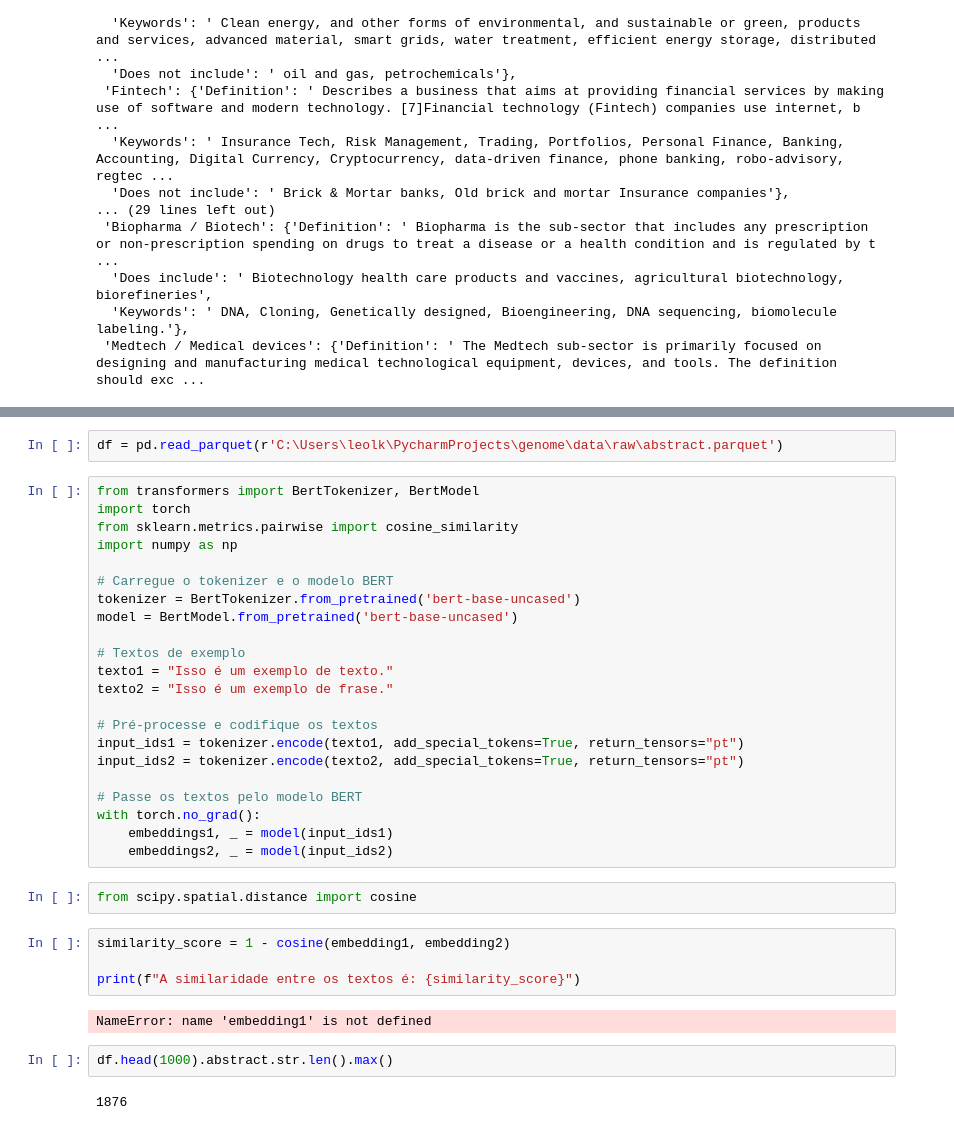
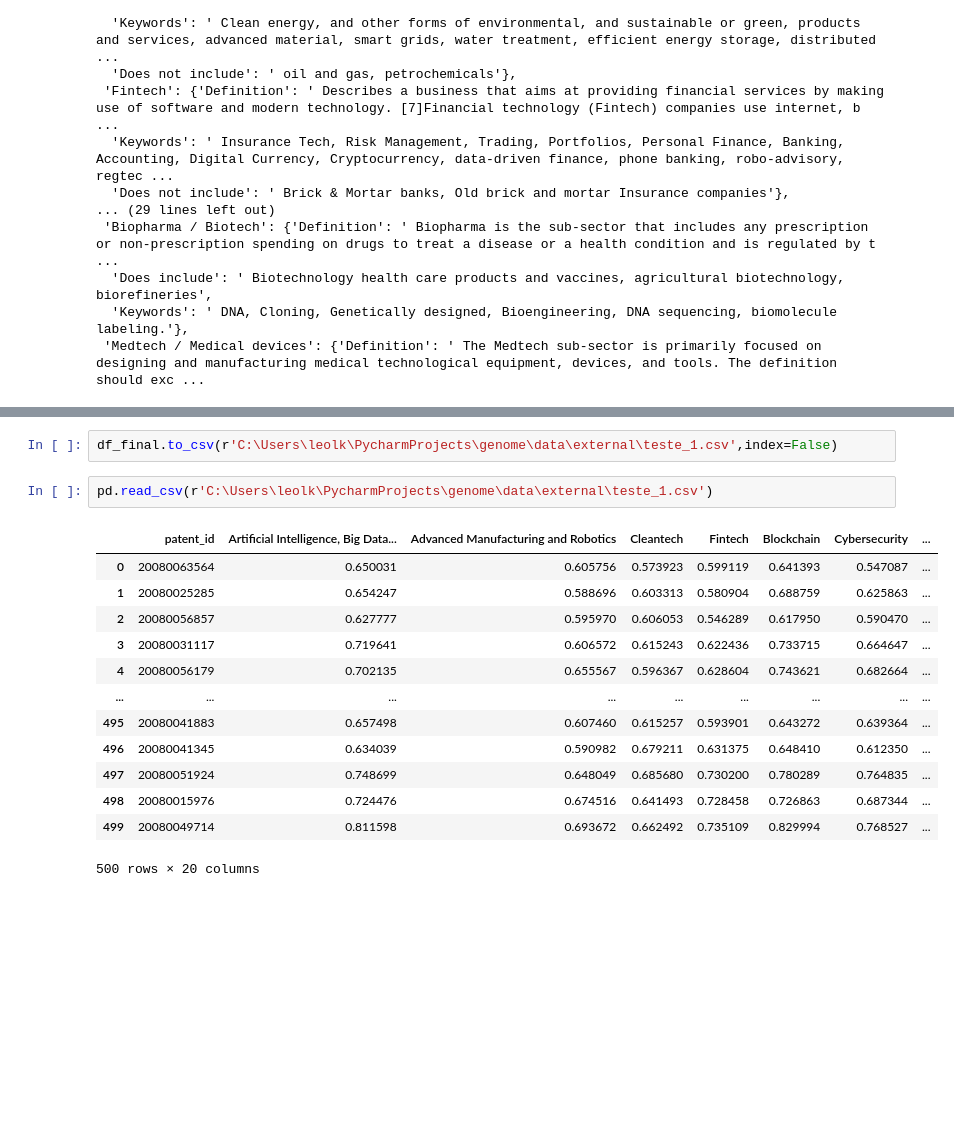
Before and after one commit to tseronni/genome, a Jupyter notebook: notebooks/02_modeling.ipynb, the cells around one changed output, grey strips where cells are left out. Saved outputs shown, nothing was run; the diff lists cells and outputs as text; blank space fills up the shorter version.

Commit message:
Envio do primeiro teste de BERT '

```diff
--- a/notebooks/02_modeling.ipynb
+++ b/notebooks/02_modeling.ipynb
@@ -36,36 +202,18 @@ import textract
+# %%
+df_final.to_csv(r'C:\Users\leolk\PycharmProjects\genome\data\external\teste_1.csv',index=False)
 # %%
-df = pd.read_parquet(r'C:\Users\leolk\PycharmProjects\genome\data\raw\abstract.parquet')
+pd.read_csv(r'C:\Users\leolk\PycharmProjects\genome\data\external\teste_1.csv')
+# %% [output]
+|  | patent_id | Artificial Intelligence, Big Data... | Advanced Manufacturing and Robotics | Cleantech | Fintech | Blockchain | Cybersecurity | ... |
+| 0 | 20080063564 | 0.650031 | 0.605756 | 0.573923 | 0.599119 | 0.641393 | 0.547087 | ... |
+| 1 | 20080025285 | 0.654247 | 0.588696 | 0.603313 | 0.580904 | 0.688759 | 0.625863 | ... |
+| 2 | 20080056857 | 0.627777 | 0.595970 | 0.606053 | 0.546289 | 0.617950 | 0.590470 | ... |
+| 3 | 20080031117 | 0.719641 | 0.606572 | 0.615243 | 0.622436 | 0.733715 | 0.664647 | ... |
+| 4 | 20080056179 | 0.702135 | 0.655567 | 0.596367 | 0.628604 | 0.743621 | 0.682664 | ... |
+| ... | ... | ... | ... | ... | ... | ... | ... | ... |
+| 495 | 20080041883 | 0.657498 | 0.607460 | 0.615257 | 0.593901 | 0.643272 | 0.639364 | ... |
+| 496 | 20080041345 | 0.634039 | 0.590982 | 0.679211 | 0.631375 | 0.648410 | 0.612350 | ... |
+| 497 | 20080051924 | 0.748699 | 0.648049 | 0.685680 | 0.730200 | 0.780289 | 0.764835 | ... |
+| 498 | 20080015976 | 0.724476 | 0.674516 | 0.641493 | 0.728458 | 0.726863 | 0.687344 | ... |
+| 499 | 20080049714 | 0.811598 | 0.693672 | 0.662492 | 0.735109 | 0.829994 | 0.768527 | ... |
+500 rows × 20 columns
-# %%
-from transformers import BertTokenizer, BertModel
-import torch
-from sklearn.metrics.pairwise import cosine_similarity
-import numpy as np
-
-# Carregue o tokenizer e o modelo BERT
-tokenizer = BertTokenizer.from_pretrained('bert-base-uncased')
-model = BertModel.from_pretrained('bert-base-uncased')
-
-# Textos de exemplo
-texto1 = "Isso é um exemplo de texto."
-texto2 = "Isso é um exemplo de frase."
-
-# Pré-processe e codifique os textos
-input_ids1 = tokenizer.encode(texto1, add_special_tokens=True, return_tensors="pt")
-input_ids2 = tokenizer.encode(texto2, add_special_tokens=True, return_tensors="pt")
-
-# Passe os textos pelo modelo BERT
-with torch.no_grad():
-    embeddings1, _ = model(input_ids1)
-    embeddings2, _ = model(input_ids2)
-# %%
-from scipy.spatial.distance import cosine
-# %%
-similarity_score = 1 - cosine(embedding1, embedding2)
-
-print(f"A similaridade entre os textos é: {similarity_score}")
-# %% [output]
-NameError: name 'embedding1' is not defined
-# %%
-df.head(1000).abstract.str.len().max()
-# %% [output]
-1876
```
Also changed, not shown: parts of 14 cells of this notebook.
